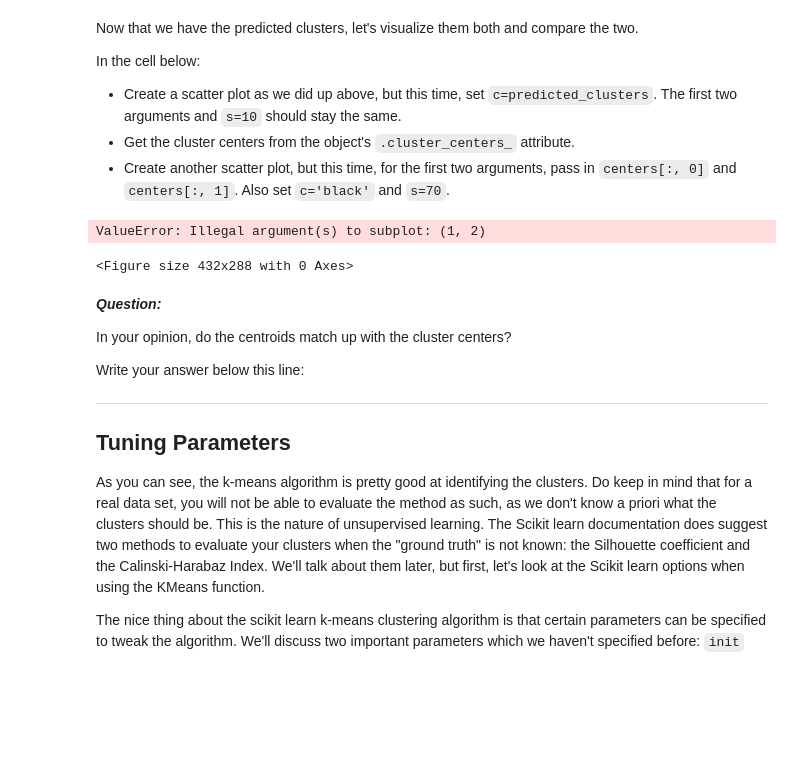
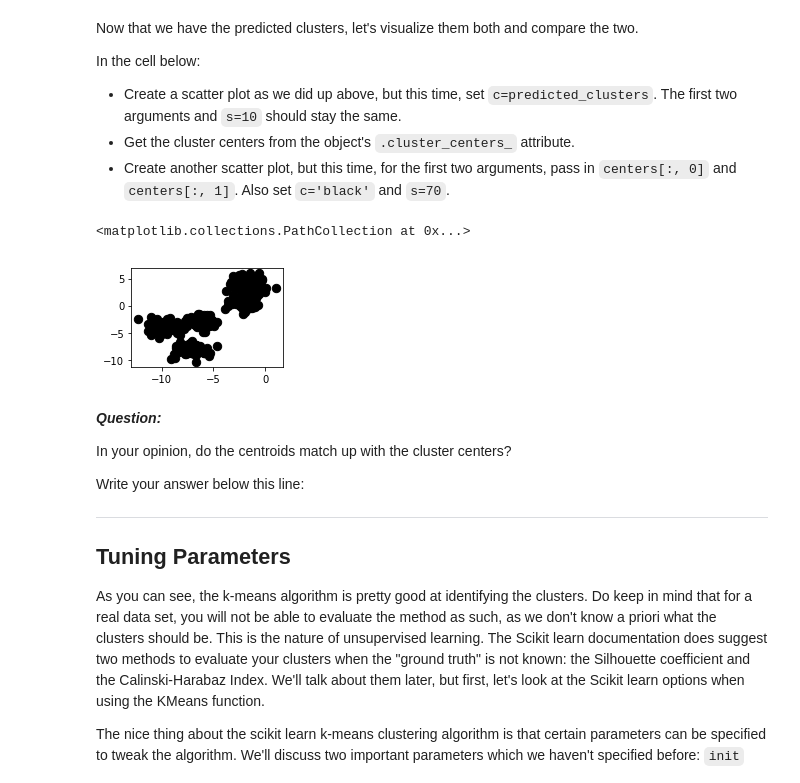
Before and after one commit to joelsandler/dsc-enterprise-hsbc-k-means-clustering-lab-hsbc-ds-081319, a Jupyter notebook: index.ipynb, the cells around one changed output. Saved outputs shown, nothing was run; the diff lists cells and outputs as text; code cells hidden in the pictures; blank space fills up the shorter version.

```diff
--- a/index.ipynb
+++ b/index.ipynb
@@ -89,18 +89,18 @@ In the cell below:
 * Get the cluster centers from the object's `.cluster_centers_` attribute.
 * Create another scatter plot, but this time, for the first two arguments, pass in `centers[:, 0]` and `centers[:, 1]`. Also set `c='black'` and `s=70`.
 # %%
-plt.subplot(1,2)
+plt.subplot(1,2, 1)
 
 plt.scatter(X[:, 0], X[:, 1], c=predicted_clusters, s=10)
 
 centers = k_means.cluster_centers_
 
-plt.subplot(2,2)
+plt.subplot(2,2,1)
 
 plt.scatter(X[:, 0], X[:, 1], c='black', s=70)
 # %% [output]
-ValueError: Illegal argument(s) to subplot: (1, 2)
+<matplotlib.collections.PathCollection at 0x...>
-<Figure size 432x288 with 0 Axes>
+[figure, added]
 # %% [markdown]
 **_Question:_**
 
```
